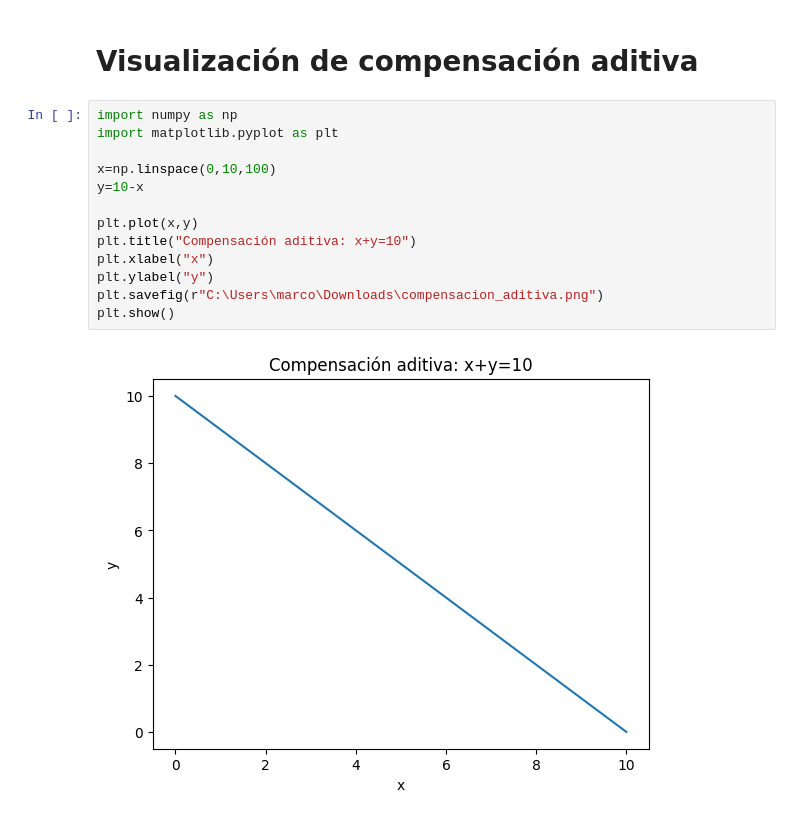
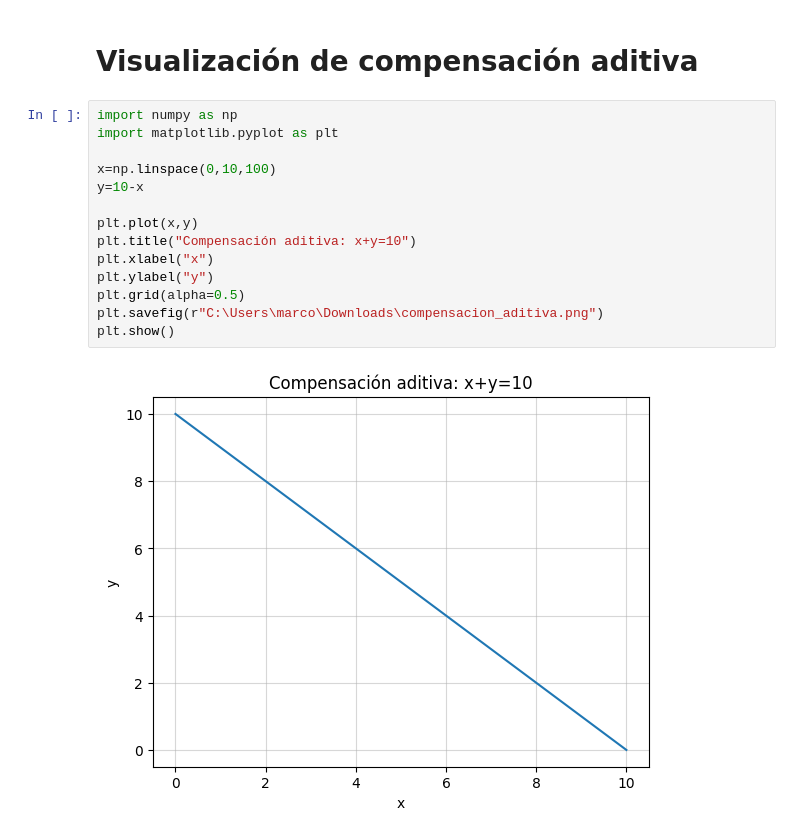
Before and after one commit to marco-canas/camino-udea, a Jupyter notebook: 4_esquemas_proporcionalidad/clase_06_compensaciones_aditivas_y_multiplicativas/clase_6_compensaciones_aditivas_y_multiplicativas.ipynb, the cells around one changed output. Drawn from its saved outputs; the diff is of its cells as text.

```diff
--- a/4_esquemas_proporcionalidad/clase_06_compensaciones_aditivas_y_multiplicativas/clase_6_compensaciones_aditivas_y_multiplicativas.ipynb
+++ b/4_esquemas_proporcionalidad/clase_06_compensaciones_aditivas_y_multiplicativas/clase_6_compensaciones_aditivas_y_multiplicativas.ipynb
@@ -589,16 +589,17 @@ plt.show()
 # %%
 import numpy as np
 import matplotlib.pyplot as plt
 
 x=np.linspace(0,10,100)
 y=10-x
 
 plt.plot(x,y)
 plt.title("Compensación aditiva: x+y=10")
 plt.xlabel("x")
 plt.ylabel("y")
+plt.grid(alpha=0.5)
 plt.savefig(r"C:\Users\marco\Downloads\compensacion_aditiva.png")
 plt.show()
 # %% [output]
-[figure, old version]
+[figure, new version]
 # %% [markdown]
```
Also changed, not shown: parts of 5 cells of this notebook, 12 other files.
